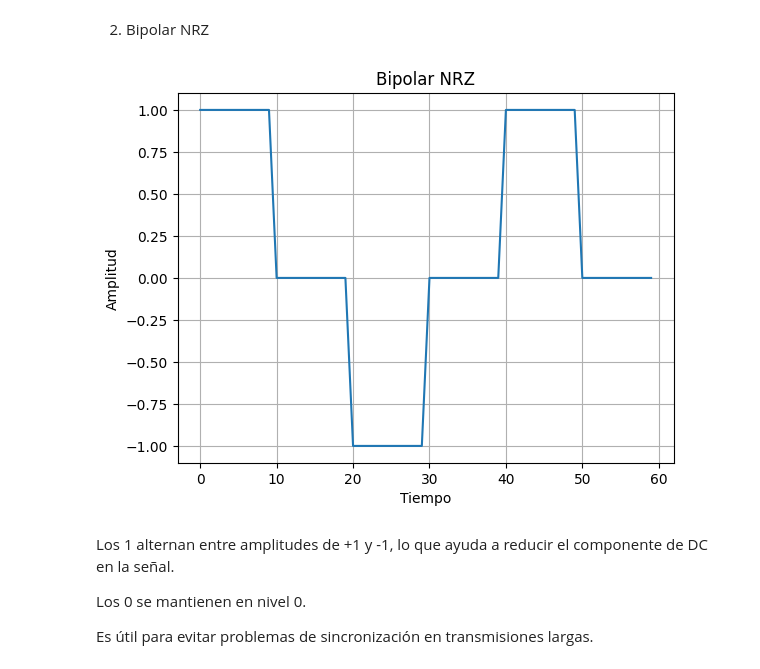
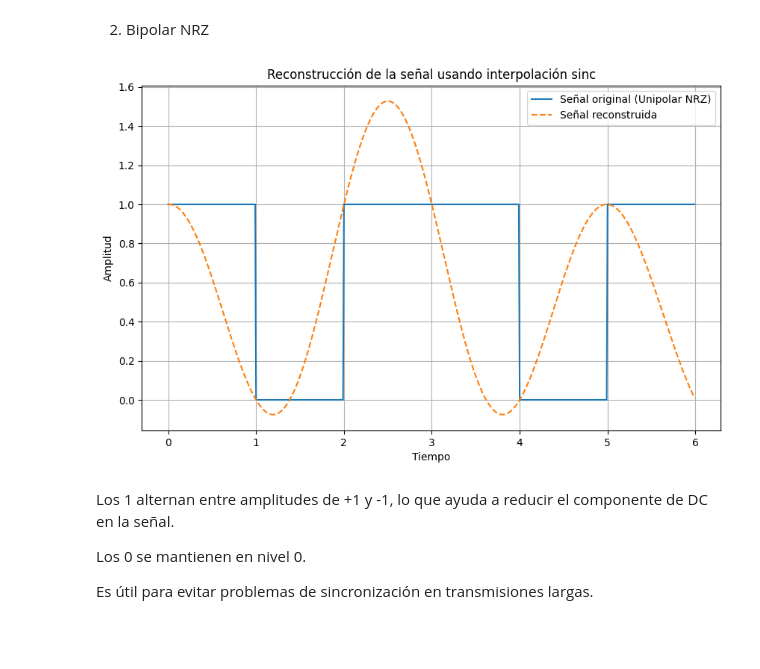
Before and after one commit to johnrua17/I.B-Lab, a Jupyter notebook: I_B_Lab.ipynb, the cells around one changed output. Saved outputs shown, nothing was run; the diff lists cells and outputs as text; code cells hidden in the pictures; blank space fills up the shorter version.

```diff
--- a/I_B_Lab.ipynb
+++ b/I_B_Lab.ipynb
@@ -177,38 +180,36 @@ Es un formato básico y fácil de interpretar.
 El código toma un flujo binario y genera una señal digital correspondiente.
 # %% [markdown]
 2. Bipolar NRZ
-# %%
-# Bipolar NRZ
-def bipolar_nrz(binary_stream, ts):
-    """
-    Convierte una secuencia binaria en una señal Bipolar NRZ.
-
-    - '1' alterna entre niveles alto (+1) y bajo (-1).
-    - '0' se representa con un nivel neutro (0).
-    """
-    signal = []
-    polarity = 1
-    for bit in binary_stream:
-        if bit == '1':
-            signal.extend([polarity] * int(ts * 1000))
-            polarity *= -1  # Alternar polaridad
-        else:
-            signal.extend([0] * int(ts * 1000))
-    return signal
-
-# Ejemplo de uso
-bipolar_nrz_signal = bipolar_nrz(binary_stream, ts)
-
-# Gráfico
-plt.figure()
-plt.plot(bipolar_nrz_signal[:100])  # Mostrar primeros 100 puntos
-plt.title("Bipolar NRZ")
-plt.xlabel("Tiempo")
-plt.ylabel("Amplitud")
-plt.grid()
-plt.show()
-# %% [output]
-[figure, removed]
+# %%
+# --- Parte e: Reconstrucción de la señal usando formato de señalización ---
+def sinc_interp(samples, sample_times, t):
+    """Interpolación usando función sinc."""
+    reconstructed = np.zeros_like(t)
+    Ts = sample_times[1] - sample_times[0]  # Periodo de muestreo
+    for n, sample in enumerate(samples):
+        reconstructed += sample * np.sinc((t - n * Ts) / Ts)
+    return reconstructed
+
+# Parámetros de la reconstrucción
+bit_duration = 1
+sample_times = np.arange(0, len(bits) * bit_duration, bit_duration)
+
+# Reconstrucción de la señal
+t_reconstructed = np.linspace(0, len(bits) * bit_duration, len(bits) * 100, endpoint=False)
+reconstructed_signal = sinc_interp(bits, sample_times, t_reconstructed)
+
+# Graficar la señal reconstruida
+plt.figure(figsize=(10, 6))
+plt.plot(t_signal, signal, label="Señal original (Unipolar NRZ)")
+plt.plot(t_reconstructed, reconstructed_signal, label="Señal reconstruida", linestyle="dashed")
+plt.title("Reconstrucción de la señal usando interpolación sinc")
+plt.xlabel("Tiempo")
+plt.ylabel("Amplitud")
+plt.legend()
+plt.grid()
+plt.show()
+# %% [output]
+[figure, added]
 # %% [markdown]
 Los 1 alternan entre amplitudes de +1 y -1, lo que ayuda a reducir el componente de DC en la señal.
 
```
Also changed, not shown: parts of 2 cells of this notebook.
